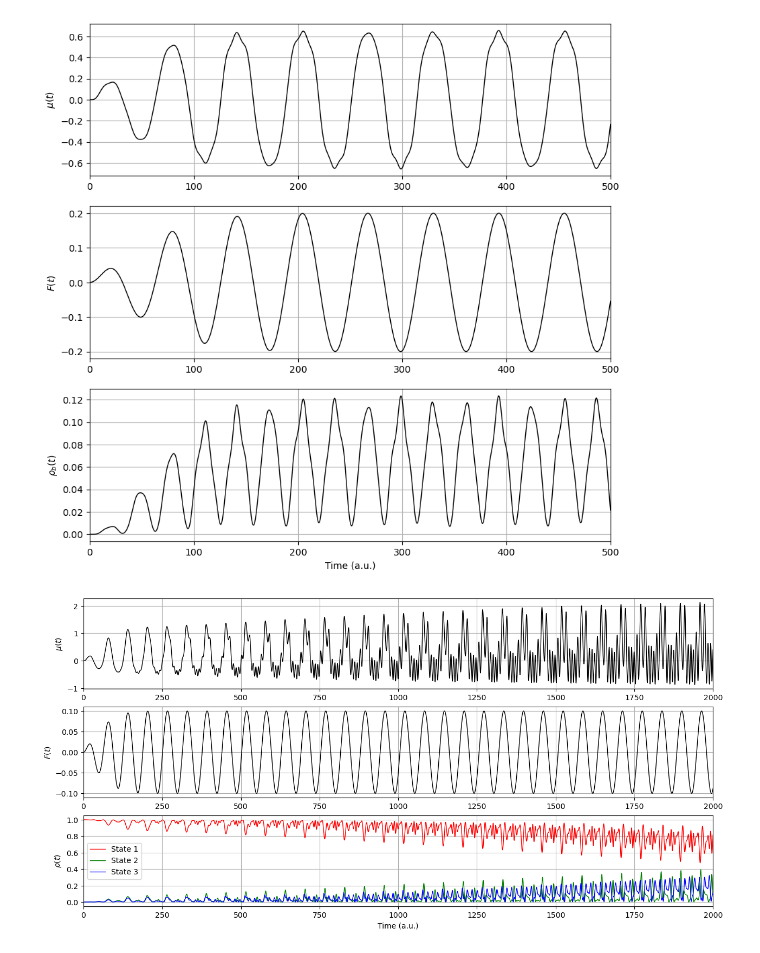
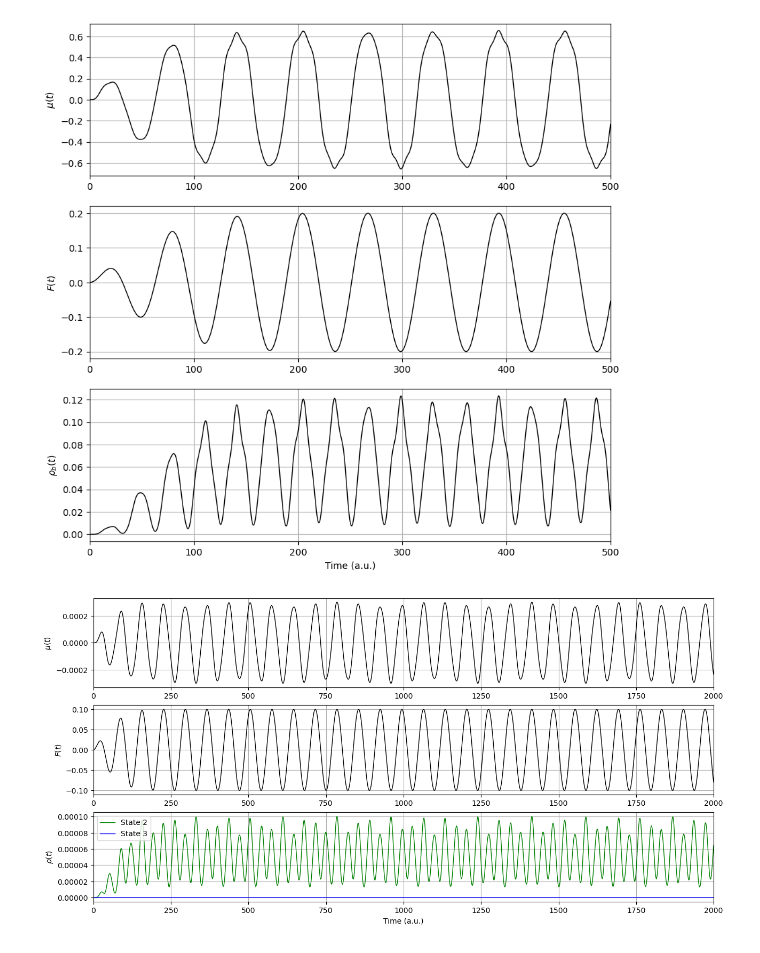
Before and after one commit to stefabat/RealTimePropagation, a Jupyter notebook: rtp.ipynb, the cells around one changed output. Saved outputs shown, nothing was run; the diff lists cells and outputs as text; code cells hidden in the pictures.

```diff
--- a/rtp.ipynb
+++ b/rtp.ipynb
@@ -140,7 +140,7 @@ t = np.arange(0, tmax, dt)
 
 # external electric field
 Fw = 0.1
-w = 0.1
+w = 0.09
 a = 0.01
 
 # time-dependent wave function
@@ -148,15 +148,15 @@ psi0 = np.array([1.0, 0.0, 0.0])
 
 # energy levels
 Ea = 1.0
-Eb = 1.5
-Ec = 1.6
+Eb = 1.2
+Ec = 1.25
 
 # transition dipole moment
-muab = 1.0
+muab = 0.015
 muba = muab
-muac = 1.0
+muac = 0.0
 muca = muac
-mubc = 2.0
+mubc = 0.0
 mucb = mubc
 
 # Hamiltonian and dipole moment operators
@@ -172,27 +172,27 @@ P1, F1, pop1 = propagate(psi0, H0, V, field, Fw, w, a, t)
 # %%
 # plot observables
 fig = plt.figure(figsize=(15,10))
 
 ax = plt.subplot(4, 1, 1, xlim=(0,tmax))
 plt.plot(t, P1, 'k-', linewidth=1)
 plt.grid(True)
 plt.ylabel(r'$\mu(t)$')
 
 ax = plt.subplot(4, 1, 2, xlim=(0,tmax))
 plt.plot(t, F1, 'k-', linewidth=1)
 plt.grid(True)
 plt.ylabel(r'$F(t)$')
 
 ax = plt.subplot(4, 1, 3, xlim=(0,tmax))
-plt.plot(t, pop1[0,:], 'r-', linewidth=1, label='State 1')
+# plt.plot(t, pop1[0,:], 'r-', linewidth=1, label='State 1')
 plt.plot(t, pop1[1,:], 'g-', linewidth=1, label='State 2')
 plt.plot(t, pop1[2,:], 'b-', linewidth=1, label='State 3')
 plt.grid(True)
 plt.ylabel(r'$\rho(t)$')
 ax.legend()
 
 plt.xlabel('Time (a.u.)')
 
 plt.show()
 # %% [output]
-[figure, old version]
+[figure, new version]
```
Also changed, not shown: 2 other files.
